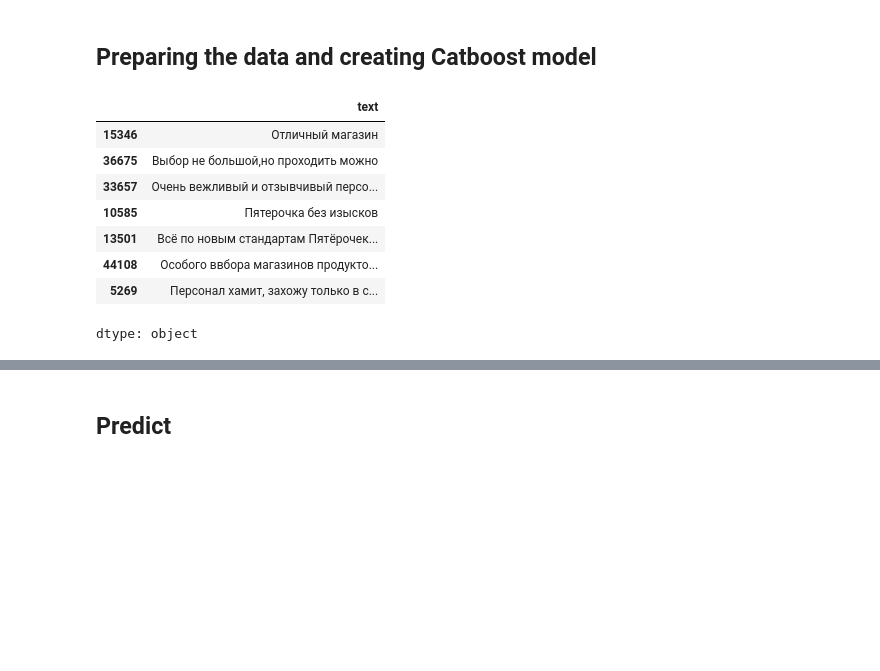
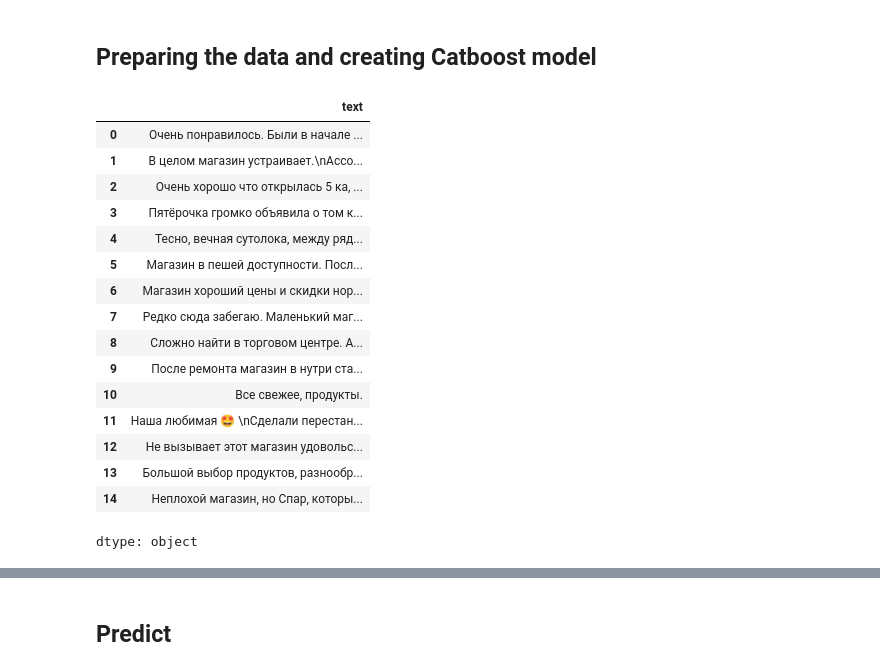
Before and after one commit to F1ameX/2025-ODS-NLP, a Jupyter notebook: practice_2.ipynb, the cells around one changed output, grey strips where cells are left out. Cells and saved outputs as stored; diff of their text form; code cells hidden in the pictures; blank space fills up the shorter version.

```diff
--- a/practice_2.ipynb
+++ b/practice_2.ipynb
@@ -56,16 +48,24 @@ train_data.groupby('rate').describe()
 # %% [markdown]
 ## Preparing the data and creating Catboost model
 # %%
-train_data['text'].sample(7)
+train_data['text'].head(15)
 # %% [output]
 |  | text |
-| 15346 | Отличный магазин |
-| 36675 | Выбор не большой,но проходить можно |
-| 33657 | Очень вежливый и отзывчивый персо... |
-| 10585 | Пятерочка без изысков |
-| 13501 | Всё по новым стандартам Пятëрочек... |
-| 44108 | Особого ввбора магазинов продукто... |
-| 5269 | Персонал хамит, захожу только в с... |
+| 0 | Очень понравилось. Были в начале ... |
+| 1 | В целом магазин устраивает.\nАссо... |
+| 2 | Очень хорошо что открылась 5 ка, ... |
+| 3 | Пятёрочка громко объявила о том к... |
+| 4 | Тесно, вечная сутолока, между ряд... |
+| 5 | Магазин в пешей доступности. Посл... |
+| 6 | Магазин хороший цены и скидки нор... |
+| 7 | Редко сюда забегаю. Маленький маг... |
+| 8 | Сложно найти в торговом центре. А... |
+| 9 | После ремонта магазин в нутри ста... |
+| 10 | Все свежее, продукты. |
+| 11 | Наша любимая 🤩 \nСделали перестан... |
+| 12 | Не вызывает этот магазин удовольс... |
+| 13 | Большой выбор продуктов, разнообр... |
+| 14 | Неплохой магазин, но Спар, которы... |
 dtype: object
 # %%
 def process_data(df):
```
Also changed, not shown: parts of 11 cells of this notebook.
